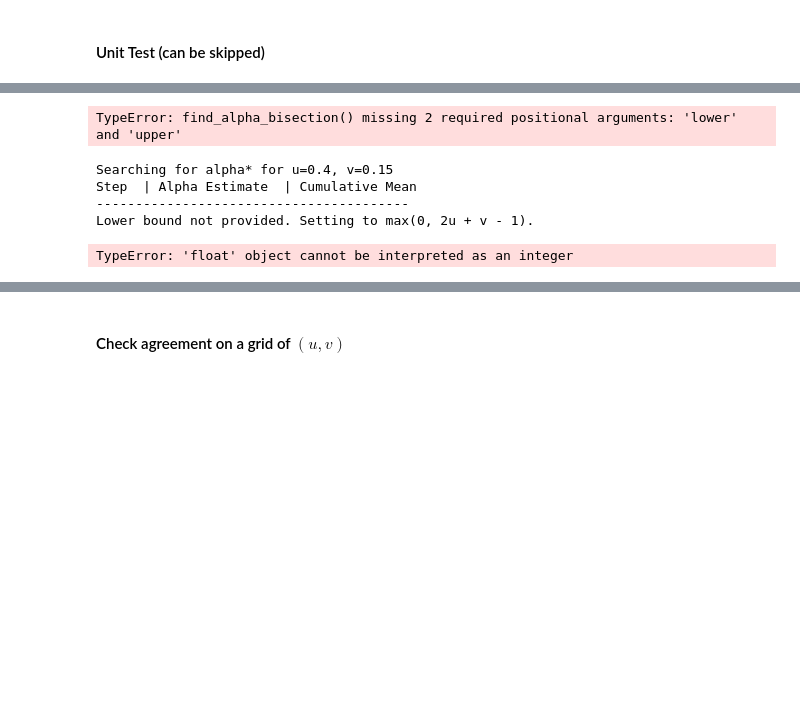
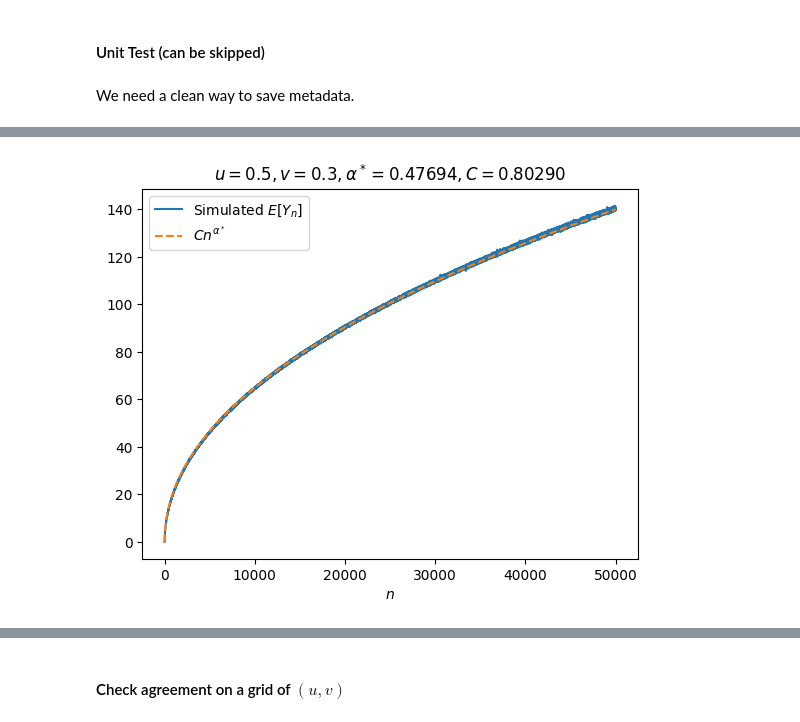
Before and after one commit to mintcd/m2-bezout, a Jupyter notebook: internship/src/knuth/check_asymptotic.ipynb, the cells around one changed output, grey strips where cells are left out. Saved outputs shown, nothing was run; the diff lists cells and outputs as text; code cells hidden in the pictures; blank space fills up the shorter version.

```diff
--- a/internship/src/knuth/check_asymptotic.ipynb
+++ b/internship/src/knuth/check_asymptotic.ipynb
@@ -100,6 +118,8 @@ def simulate_Yn(u:float, v:float, N=1000, num_particles=1000):
 
     # Intialize the Yns. The first two arrays are already set to 0.
     history = np.zeros((N, num_particles), dtype=int)
+    report_memory(history)
+
 
     for nplusone in range(2, N):
         n = nplusone - 1
@@ -233,12 +253,12 @@ def cummulative_mean(alpha, u, v, X, burn_in=15, num_iters=40):
 
     return np.mean(multipliers), X
 
-def find_alpha_bisection(u, v, lower=None, upper=None, num_particles=100000, tolerance=1e-10, max_steps=15):
+def find_alpha_bisection(u=0.5, v=0.3, lower=None, upper=None, num_particles=100000, tolerance=1e-10, max_steps=15):
     """
     Uses bisection search to find the root of cummulative_mean(alpha) = 1.
     """
     print(f"Searching for alpha* for u={u}, v={v}")
-    print(f"{'Step':<5} | {'Alpha Estimate':<15} | {'Cumulative Mean':<15}")
+    print(f"{'Step':<5} | {'Alpha Estimate':<20} | {'Cumulative Mean':<20}")
     print("-" * 40)
 
     if lower is None:
@@ -254,7 +274,7 @@ def find_alpha_bisection(u, v, lower=None, upper=None, num_particles=100000, tol
         # Estimate the growth rate for this alpha
         current_mean, X = cummulative_mean(mid_alpha, u, v, X_init)
 
-        print(f"{step+1:<5} | {mid_alpha:<15.5f} | {current_mean:<15.5f}")
+        print(f"{step+1:<5} | {mid_alpha:<20} | {current_mean:<20}")
 
         # Check for convergence
         if abs(current_mean - 1.0) < tolerance:
@@ -269,10 +289,12 @@ def find_alpha_bisection(u, v, lower=None, upper=None, num_particles=100000, tol
             upper = mid_alpha
 
     print("-" * 40)
-    print(f"Reached max steps. Best estimate for alpha* ≈ {mid_alpha:.5f}")
+    print(f"Reached max steps. Best estimate for alpha* ≈ {mid_alpha}")
     return mid_alpha, X
 # %% [markdown]
 #### Unit Test (can be skipped)
+# %% [markdown]
+We need a clean way to save metadata.
 # %%
 def callback(iter, X, alpha_history, finished=False):
     if iter == 0:
@@ -291,37 +313,44 @@ def callback(iter, X, alpha_history, finished=False):
         print("-" * 45)
         print(f"Polyak-Ruppert Estimate: {averaged_alpha:.5f}")
 # %%
-u=0.4
-v=0.15
+u=0.5
+v=0.3
 num_particles = 100000
-N = 20000
-initial_alpha = 0.1
+N = 50000
 
-# lrs = [0.01 / (n ** 0.98) for n in range(1, N + 1)]
+
+# Find alpha by bisection search
+
+final_alpha, final_X = find_alpha_bisection(
+  u=u, v=v,
+  num_particles=1000000, tolerance=1e-20, max_steps=50
+  )
+
+# Find alpha by linear regression
 
 Yns = simulate_Yn(u, v, N, num_particles)
 EYns = np.mean(Yns, axis=1)
 
-final_alpha, final_X = find_alpha_bisection(
-  u=u, v=v,
-  lower=None, upper=None,
-  num_particles=1000000, tolerance=1e-20, max_steps=30
-  )
+start_idx = int(N * 0.1)
+tail_idx = int(N * 0.8)
 
+log_n = np.log(np.arange(start_idx, N))
+log_Y = np.log(EYns[start_idx:N])
+slope, intercept, r_value, p_value, std_err = linregress(log_n, log_Y)
+alpha_error = np.abs(slope - final_alpha)
 
-T_final_X = apply_T(final_X, u, v, final_alpha)
-print(f"W1(X, T(X)): {wasserstein(final_X, T_final_X)}")
+print(f"Final alpha: {final_alpha}, Slope: {slope}, Alpha Error: {alpha_error}")
+
+# Plot
 
 C = EYns[-1]/(N-1)**final_alpha
 theoretical_Yn = C * np.arange(0, N)**final_alpha
 
 plt.plot(EYns, label='Simulated $E[Y_n]$')
 plt.plot(np.arange(0, N), theoretical_Yn,
-         label='Cn^{\\alpha^*}', linestyle='dashed')
+         label='$Cn^{\\alpha^*}$', linestyle='dashed')
 plt.xlabel('$n$')
-plt.title(f'u={u}, v={v}, alpha*={final_alpha:.5f}, C={C:.5f}')
+plt.title(f'$u={u}, v={v}, \\alpha^*={final_alpha:.5f}, C={C:.5f}$')
 plt.legend()
 plt.show()
-
-print(f'Average error between EYns and Cn^alpha: {np.mean(np.abs(EYns - theoretical_Yn))}')
 # %% [output]
@@ -347,13 +374 @@ Iteration 19000/20000 completed.
-TypeError: find_alpha_bisection() missing 2 required positional arguments: 'lower' and 'upper'
+[figure, added]
-# %%
-final_alpha, final_X = find_alpha_bisection(
-  u=u, v=v,
-  lower=None, upper=None,
-  num_particles=1000000, tolerance=1e-20, max_steps=30
-  )
-# %% [output]
-Searching for alpha* for u=0.4, v=0.15
-Step  | Alpha Estimate  | Cumulative Mean
-----------------------------------------
-Lower bound not provided. Setting to max(0, 2u + v - 1).
-TypeError: 'float' object cannot be interpreted as an integer
```
Also changed, not shown: parts of 12 cells of this notebook, 8 other files.
